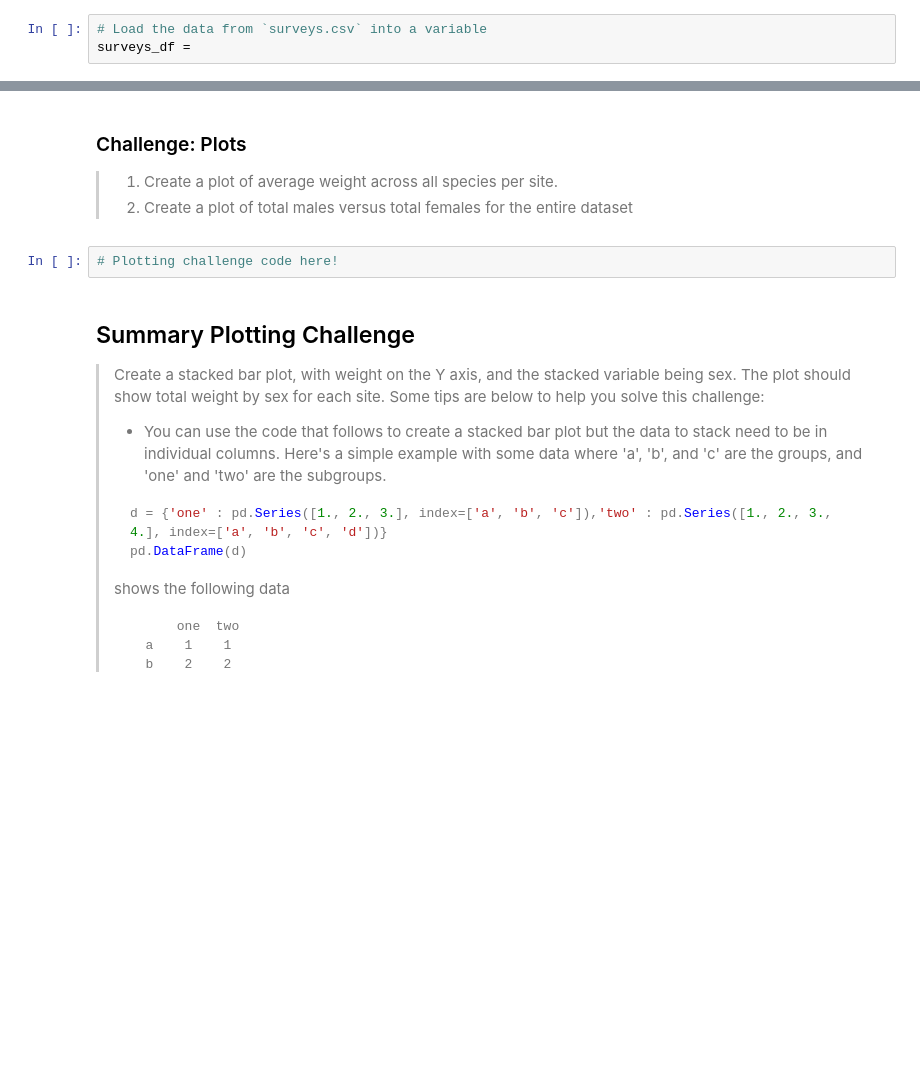
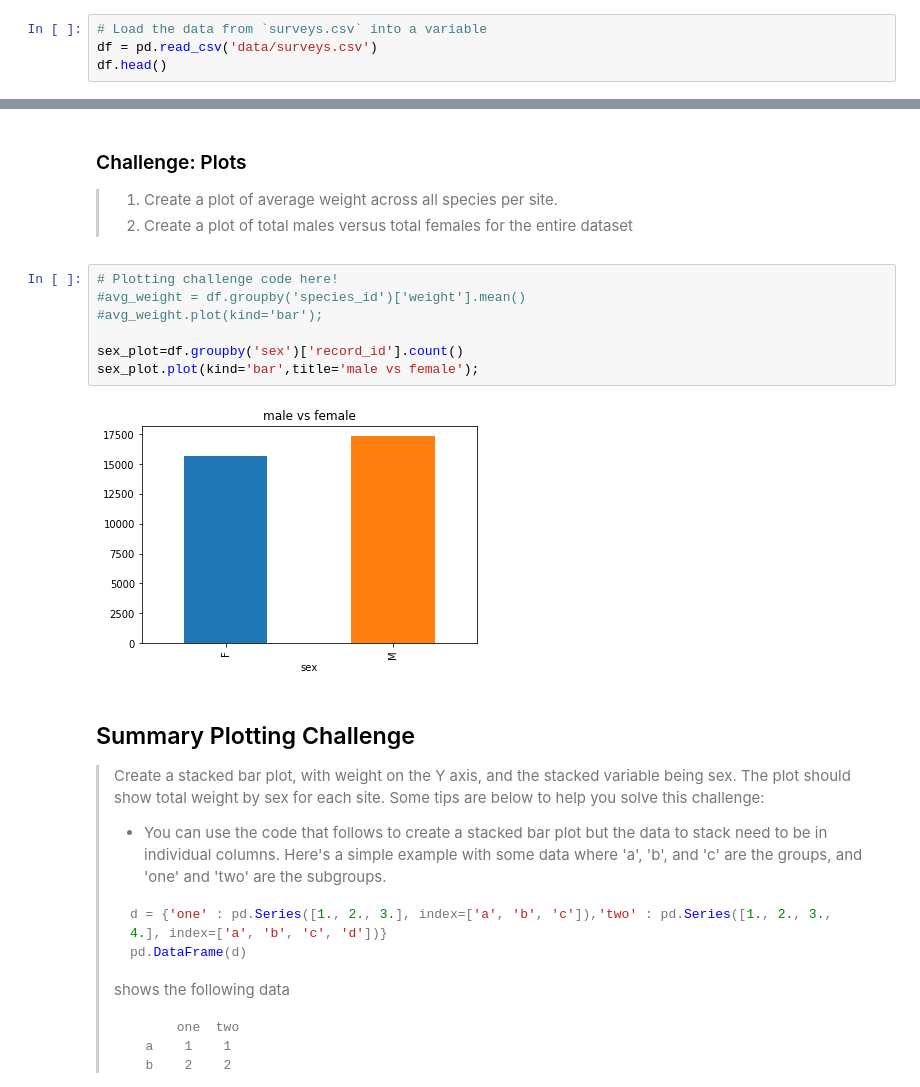
Before and after one commit to GT-IDEaS/Bootcamp2019, a Jupyter notebook: Day02/Afternoon_Session2/Python-for-Ecologists.ipynb, the cells around one changed output, grey strips where cells are left out. Cells and saved outputs as stored; diff of their text form; blank space fills up the shorter version.

```diff
--- a/Day02/Afternoon_Session2/Python-for-Ecologists.ipynb
+++ b/Day02/Afternoon_Session2/Python-for-Ecologists.ipynb
@@ -110,4 +131,5 @@ or  `data`. We can create a new  object with a variable name by assigning a valu
 Let's call the imported survey data `surveys_df`:
 # %%
 # Load the data from `surveys.csv` into a variable
-surveys_df =
+df = pd.read_csv('data/surveys.csv')
+df.head()
@@ -381,8 +478,15 @@ total_count.plot(kind='bar')
 >
 > 1. Create a plot of average weight across all species per site.
 > 2. Create a plot of total males versus total females for the entire dataset
-# %%
-# Plotting challenge code here!
+# %%
+# Plotting challenge code here!
+#avg_weight = df.groupby('species_id')['weight'].mean()
+#avg_weight.plot(kind='bar');
+
+sex_plot=df.groupby('sex')['record_id'].count()
+sex_plot.plot(kind='bar',title='male vs female');
+# %% [output]
+[figure, added]
 # %% [markdown]
 ## Summary Plotting Challenge
 >
```
Also changed, not shown: parts of 22 cells of this notebook.
